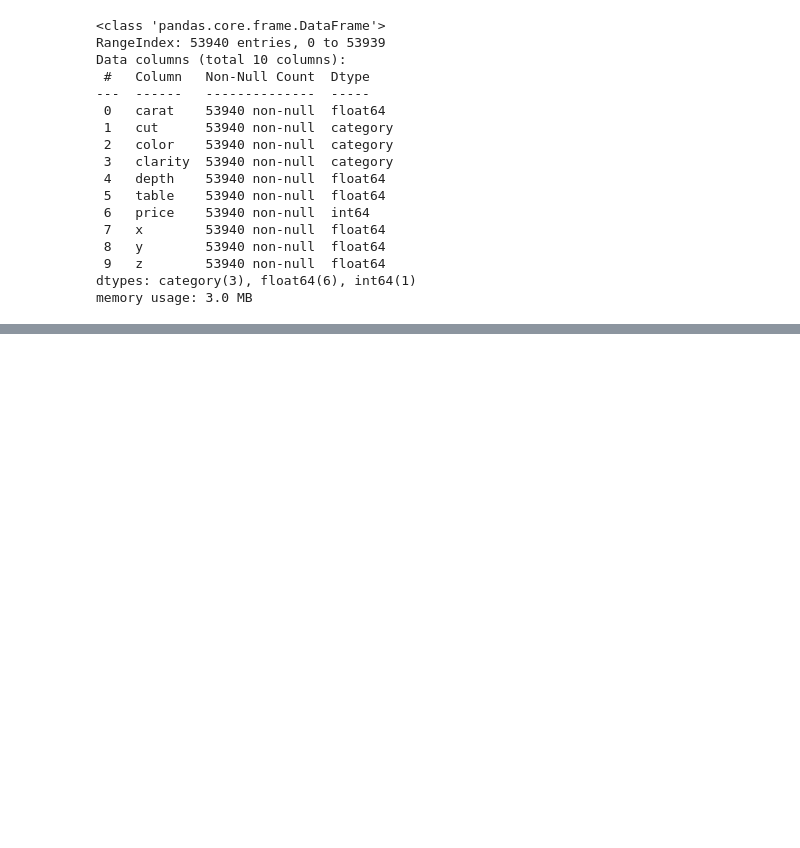
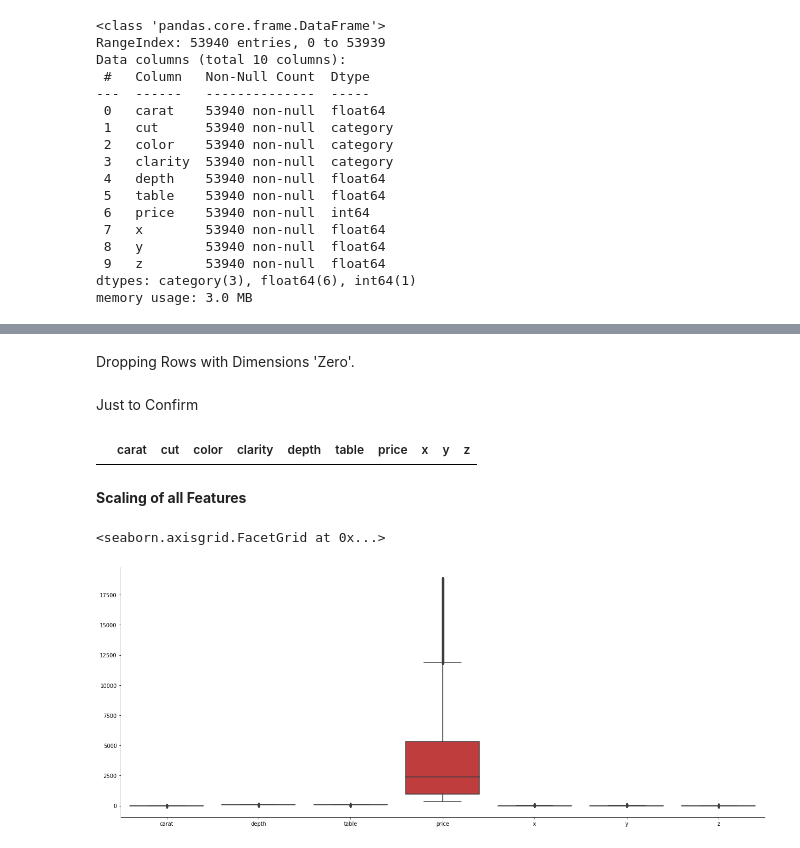
Before and after one commit to heidaralavi/APC-, a Jupyter notebook: diamonds.ipynb, the cells around one changed output, grey strips where cells are left out. Saved outputs shown, nothing was run; the diff lists cells and outputs as text; code cells hidden in the pictures; blank space fills up the shorter version.

```diff
--- a/diamonds.ipynb
+++ b/diamonds.ipynb
@@ -115,0 +191,17 @@ Name: price, Length: 53940, dtype: int64
+# %% [markdown]
+Dropping Rows with Dimensions 'Zero'.
+# %%
+df = df[(df[['x','y','z']] != 0).all(axis=1)]
+# %% [markdown]
+Just to Confirm
+# %%
+df.loc[(df['x']==0)|(df['y']==0)|(df['z']==0)]
+# %% [output]
+|  | carat | cut | color | clarity | depth | table | price | x | y | z |
+# %% [markdown]
+**Scaling of all Features**
+# %%
+sns.catplot(data=df , kind='box' , height=7, aspect=2.5)
+# %% [output]
+<seaborn.axisgrid.FacetGrid at 0x...>
+[figure, added]
```
Also changed, not shown: parts of 22 cells of this notebook.
